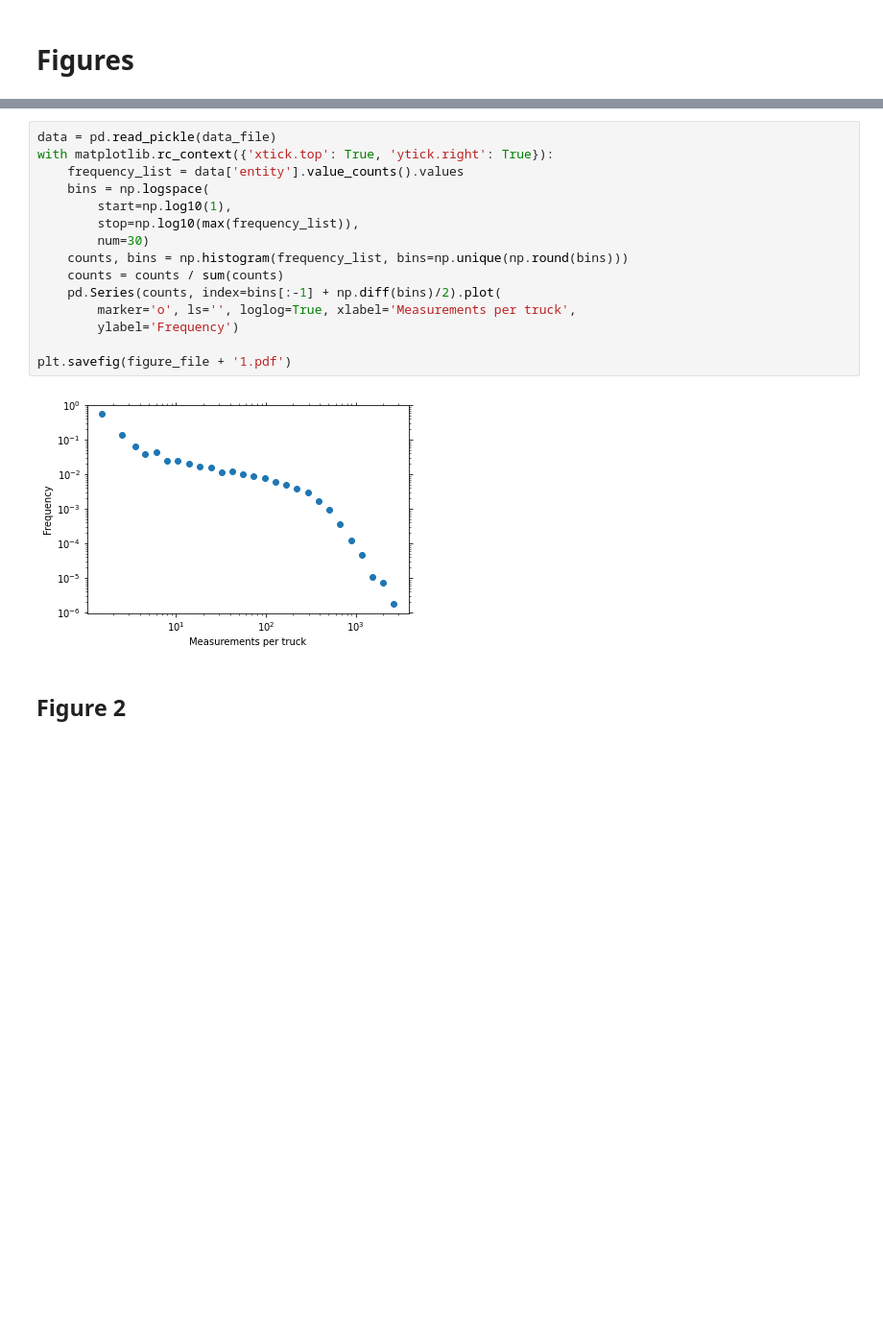
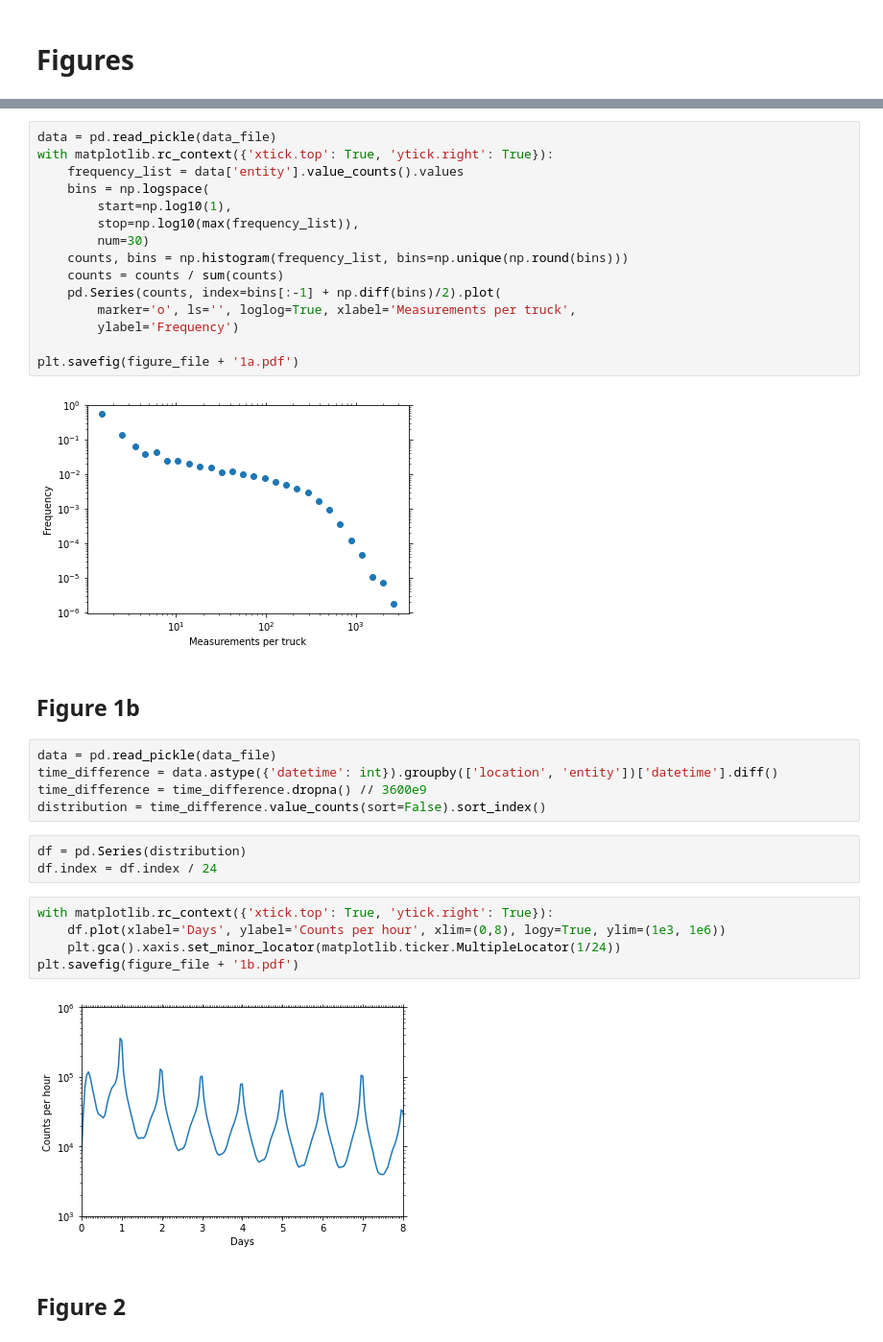
Before and after one commit to gerritjandebruin/truck-codriving, a Jupyter notebook: notebooks/04-gj-figures.ipynb, the cells around one changed output, grey strips where cells are left out. Shown: that part at 96% size. Cells and saved outputs as stored; diff of their text form; blank space fills up the shorter version.

```diff
--- a/notebooks/04-gj-figures.ipynb
+++ b/notebooks/04-gj-figures.ipynb
@@ -32,8 +51,25 @@ with matplotlib.rc_context({'xtick.top': True, 'ytick.right': True}):
         marker='o', ls='', loglog=True, xlabel='Measurements per truck',
         ylabel='Frequency')
 
-plt.savefig(figure_file + '1.pdf')
+plt.savefig(figure_file + '1a.pdf')
 # %% [output]
 [figure]
+# %% [markdown]
+## Figure 1b
+# %%
+data = pd.read_pickle(data_file)
+time_difference = data.astype({'datetime': int}).groupby(['location', 'entity'])['datetime'].diff()
+time_difference = time_difference.dropna() // 3600e9
+distribution = time_difference.value_counts(sort=False).sort_index()
+# %%
+df = pd.Series(distribution)
+df.index = df.index / 24
+# %%
+with matplotlib.rc_context({'xtick.top': True, 'ytick.right': True}):
+    df.plot(xlabel='Days', ylabel='Counts per hour', xlim=(0,8), logy=True, ylim=(1e3, 1e6))
+    plt.gca().xaxis.set_minor_locator(matplotlib.ticker.MultipleLocator(1/24))
+plt.savefig(figure_file + '1b.pdf')
+# %% [output]
+[figure, added]
 # %% [markdown]
 ## Figure 2
```
Also changed, not shown: parts of 29 cells of this notebook, 14 other files.
